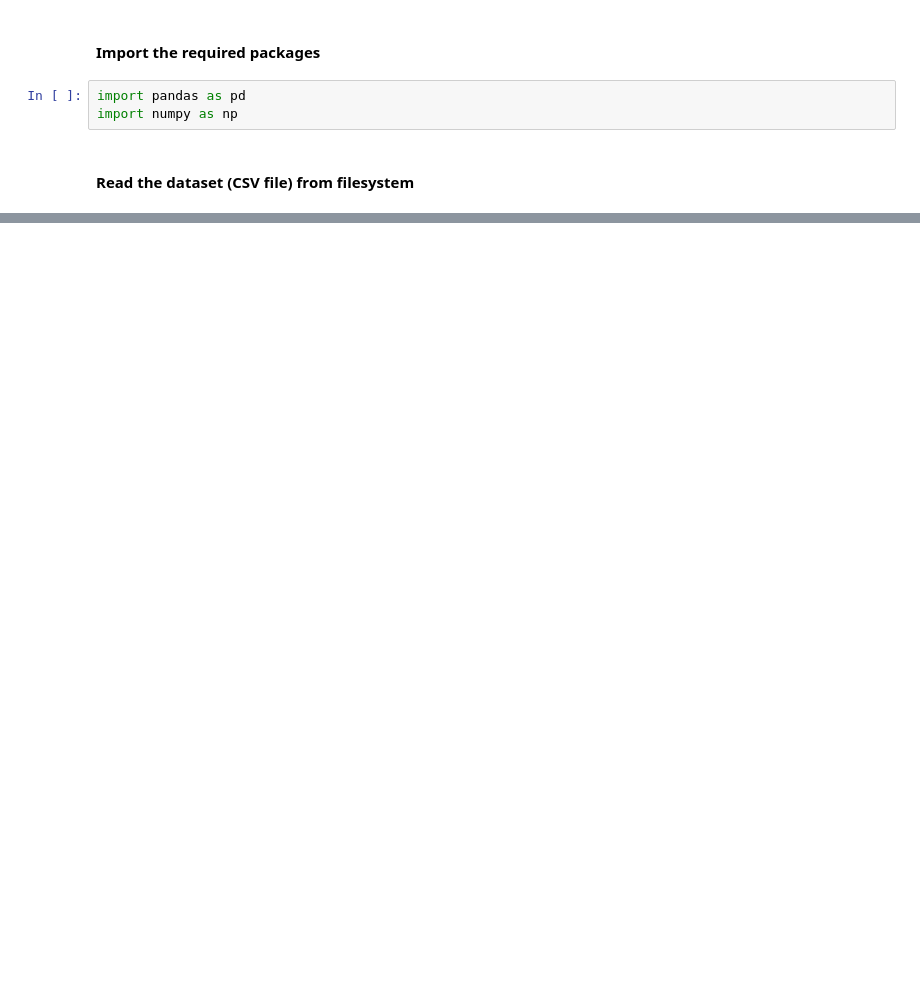
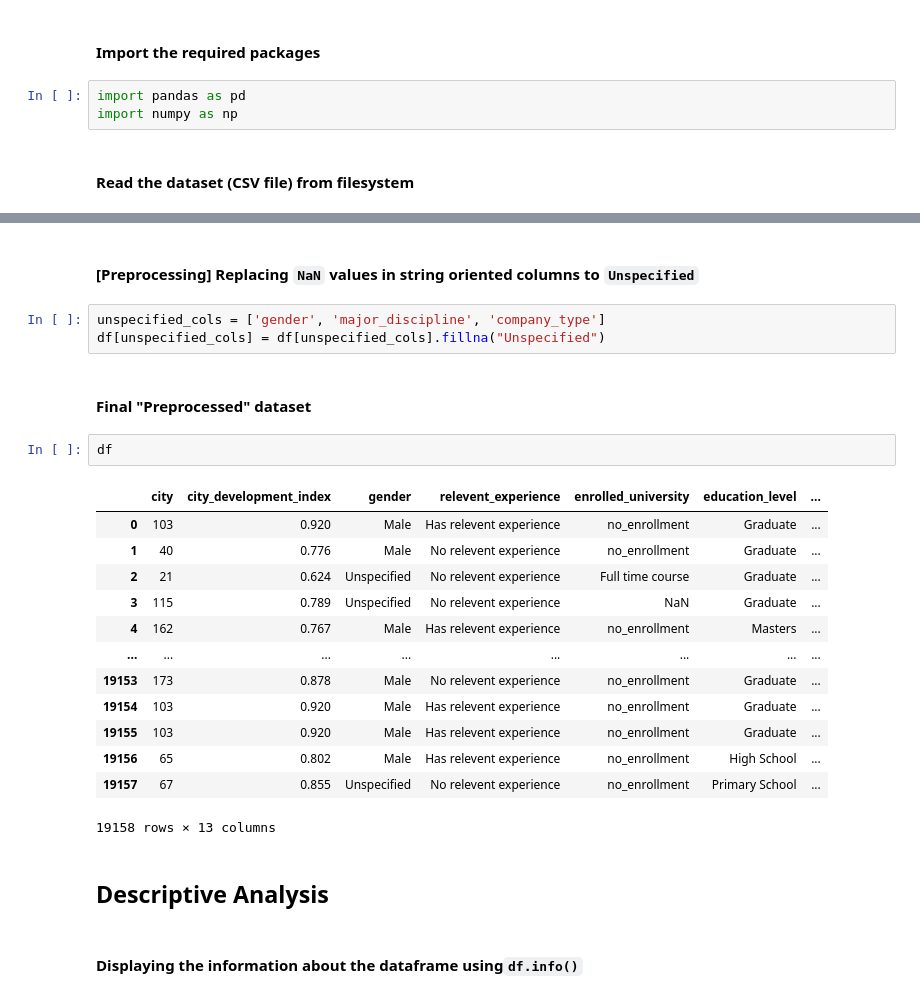
Before and after one commit to K-54N7H05H/DACC-Laboratory, a Jupyter notebook: Experiment-2.ipynb, the cells around one changed output, grey strips where cells are left out. Saved outputs shown, nothing was run; the diff lists cells and outputs as text; blank space fills up the shorter version.

````diff
--- a/Experiment-2.ipynb
+++ b/Experiment-2.ipynb
@@ -29,0 +87,27 @@ df
+# %% [markdown]
+#### [Preprocessing] Replacing `NaN` values in string oriented columns to `Unspecified`
+# %%
+unspecified_cols = ['gender', 'major_discipline', 'company_type']
+df[unspecified_cols] = df[unspecified_cols].fillna("Unspecified")
+# %% [markdown]
+#### Final "Preprocessed" dataset
+# %%
+df
+# %% [output]
+|  | city | city_development_index | gender | relevent_experience | enrolled_university | education_level | ... |
+| 0 | 103 | 0.920 | Male | Has relevent experience | no_enrollment | Graduate | ... |
+| 1 | 40 | 0.776 | Male | No relevent experience | no_enrollment | Graduate | ... |
+| 2 | 21 | 0.624 | Unspecified | No relevent experience | Full time course | Graduate | ... |
+| 3 | 115 | 0.789 | Unspecified | No relevent experience | NaN | Graduate | ... |
+| 4 | 162 | 0.767 | Male | Has relevent experience | no_enrollment | Masters | ... |
+| ... | ... | ... | ... | ... | ... | ... | ... |
+| 19153 | 173 | 0.878 | Male | No relevent experience | no_enrollment | Graduate | ... |
+| 19154 | 103 | 0.920 | Male | Has relevent experience | no_enrollment | Graduate | ... |
+| 19155 | 103 | 0.920 | Male | Has relevent experience | no_enrollment | Graduate | ... |
+| 19156 | 65 | 0.802 | Male | Has relevent experience | no_enrollment | High School | ... |
+| 19157 | 67 | 0.855 | Unspecified | No relevent experience | no_enrollment | Primary School | ... |
+19158 rows × 13 columns
+# %% [markdown]
+## Descriptive Analysis
+# %% [markdown]
+#### Displaying the information about the dataframe using```df.info()```
````
Also changed, not shown: parts of 18 cells of this notebook.
